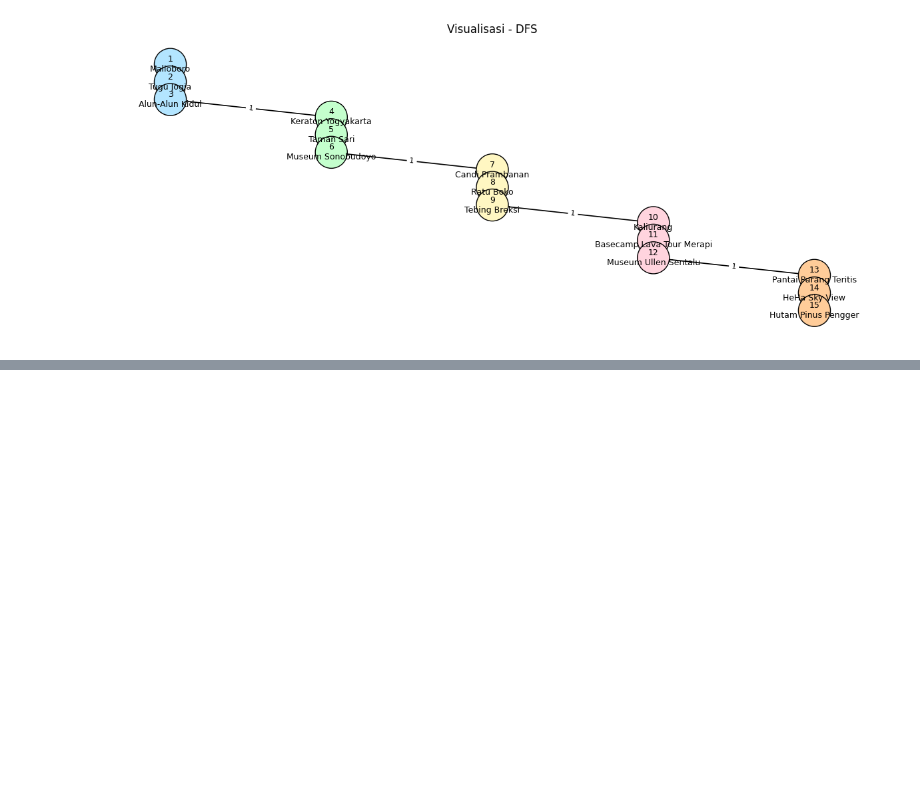
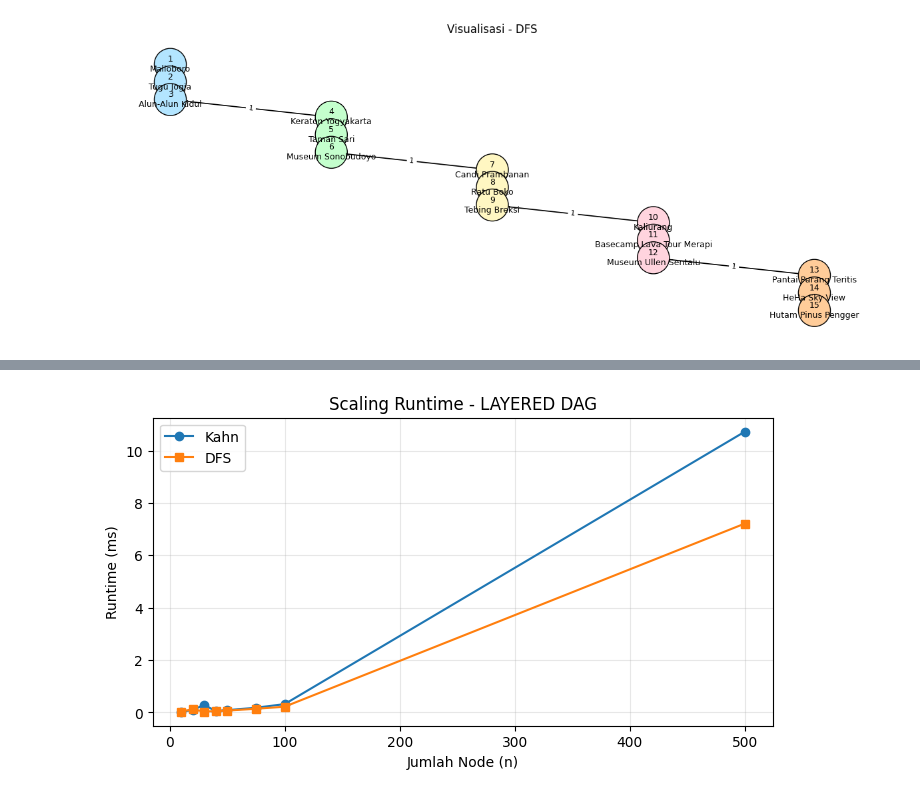
Before and after one commit to DienAkbar25/DesainAnalisisAlgoritma, a Jupyter notebook: DAA(TRIP_PLANNER).ipynb, the cells around one changed output, grey strips where cells are left out. Cells and saved outputs as stored; diff of their text form; code cells hidden in the pictures; blank space fills up the shorter version.

```diff
--- a/DAA(TRIP_PLANNER).ipynb
+++ b/DAA(TRIP_PLANNER).ipynb
@@ -260,0 +270,43 @@ DFS   : mean=0.013293 ms  median=0.012703 ms  stdev=0.003611 ms  min=0.012122 ms
+# %%
+def benchmark_n(func, graph, reps=300):
+    times = []
+    gc.disable()
+    for _ in range(reps):
+        t0 = time.perf_counter()
+        func(graph)
+        t1 = time.perf_counter()
+        times.append((t1-t0)*1000)
+    gc.enable()
+    return statistics.mean(times)
+# %%
+Ns = [10, 20, 30, 40, 50, 75, 100, 500]
+
+results = {
+    "layered": []
+}
+
+for n in Ns:
+    g2 = gen_layered_dag(n)
+
+    results["layered"].append((
+        benchmark_n(topo_kahn, g2),
+        benchmark_n(topo_dfs, g2)
+    ))
+# %%
+def plot_results(label):
+    kh = [x[0] for x in results[label]]
+    dfs = [x[1] for x in results[label]]
+
+    plt.figure(figsize=(8,4))
+    plt.plot(Ns, kh, marker='o', label='Kahn')
+    plt.plot(Ns, dfs, marker='s', label='DFS')
+    plt.xlabel("Jumlah Node (n)")
+    plt.ylabel("Runtime (ms)")
+    plt.title(f"Scaling Runtime - {label.upper()} DAG")
+    plt.legend()
+    plt.grid(alpha=0.3)
+    plt.show()
+
+plot_results("layered")
+# %% [output]
+[figure, added]
```
Also changed, not shown: parts of 2 cells of this notebook.
